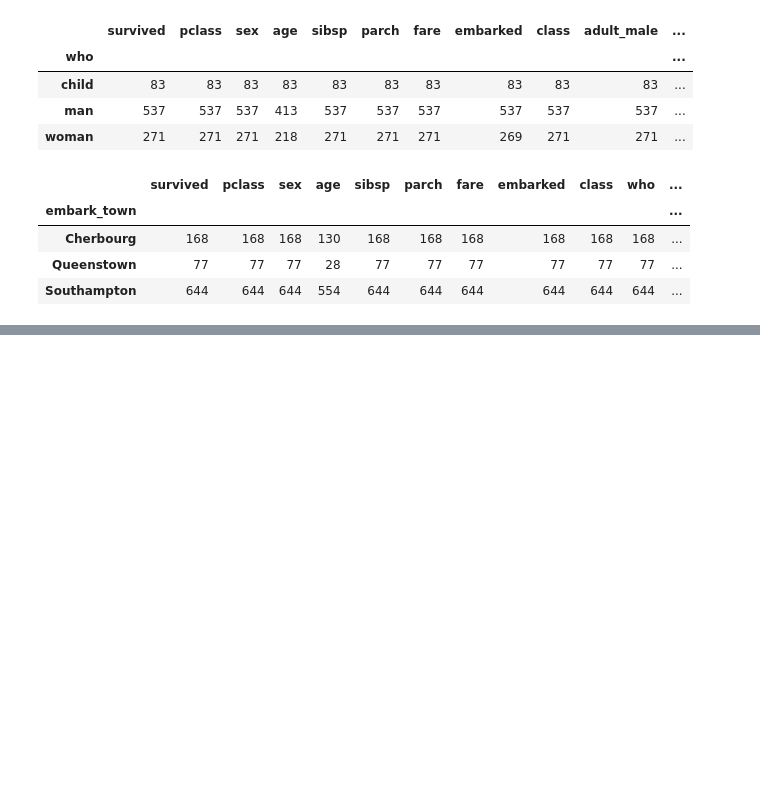
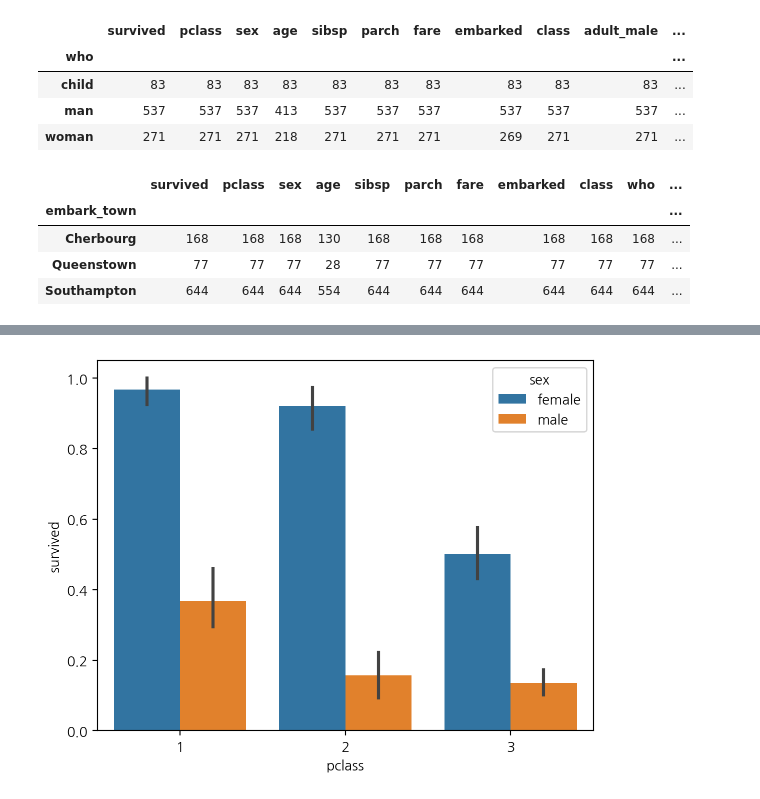
Before and after one commit to qwerqc/2024-1-my-BDA, a Jupyter notebook: inclass/02w_0319_tue_dataframe_basic.ipynb, the cells around one changed output, grey strips where cells are left out. Cells and saved outputs as stored; diff of their text form; code cells hidden in the pictures; blank space fills up the shorter version.

```diff
--- a/inclass/02w_0319_tue_dataframe_basic.ipynb
+++ b/inclass/02w_0319_tue_dataframe_basic.ipynb
@@ -279,0 +302,4 @@ titanic.groupby('embark_town').count()
+# %%
+sns.barplot(titanic, x="pclass", y="survived", hue="sex"); # 높이 : 평균
+# %% [output]
+[figure, added]
```
Also changed, not shown: parts of 59 cells of this notebook.
